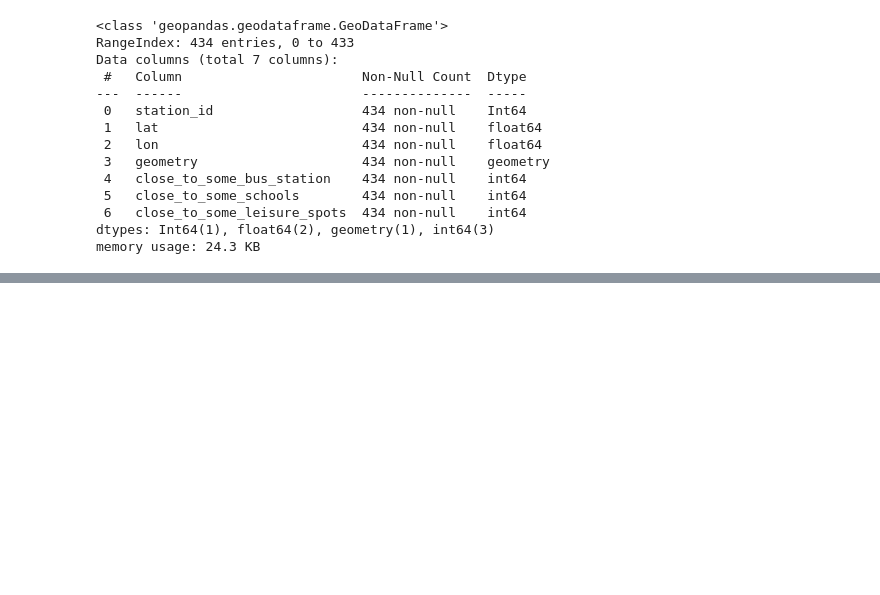
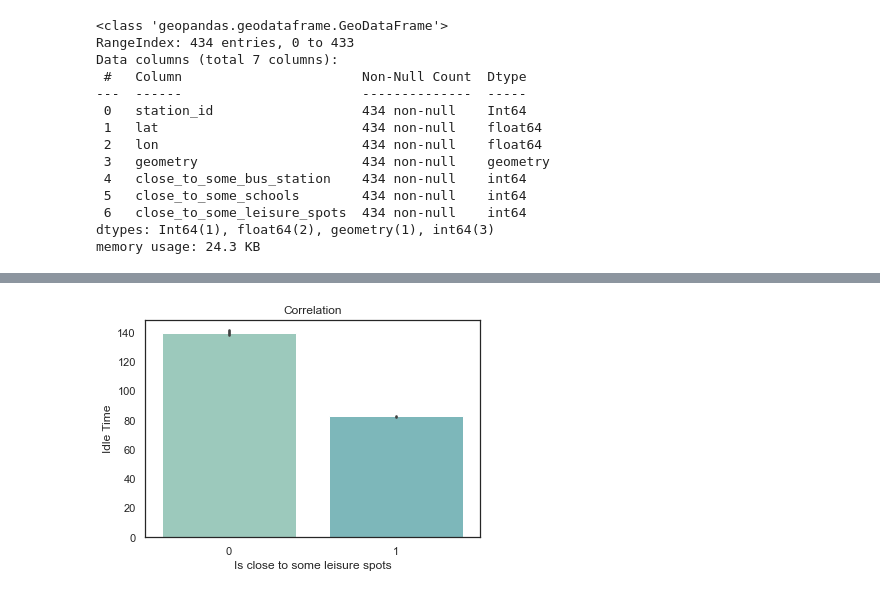
Before and after one commit to Ppkhanh/The-Learning-Machines, a Jupyter notebook: AddingFeatures.ipynb, the cells around one changed output, grey strips where cells are left out. Saved outputs shown, nothing was run; the diff lists cells and outputs as text; code cells hidden in the pictures; blank space fills up the shorter version.

```diff
--- a/AddingFeatures.ipynb
+++ b/AddingFeatures.ipynb
@@ -677,0 +736,8 @@ memory usage: 24.3 KB
+# %%
+sns.barplot(x= 'close_to_some_leisure_spots', y='idle_time', data=filtered)
+plt.xlabel('Is close to some leisure spots')
+plt.ylabel('Idle Time')
+plt.title('Correlation')
+plt.show()
+# %% [output]
+[figure, added]
```
Also changed, not shown: parts of 8 cells of this notebook.
